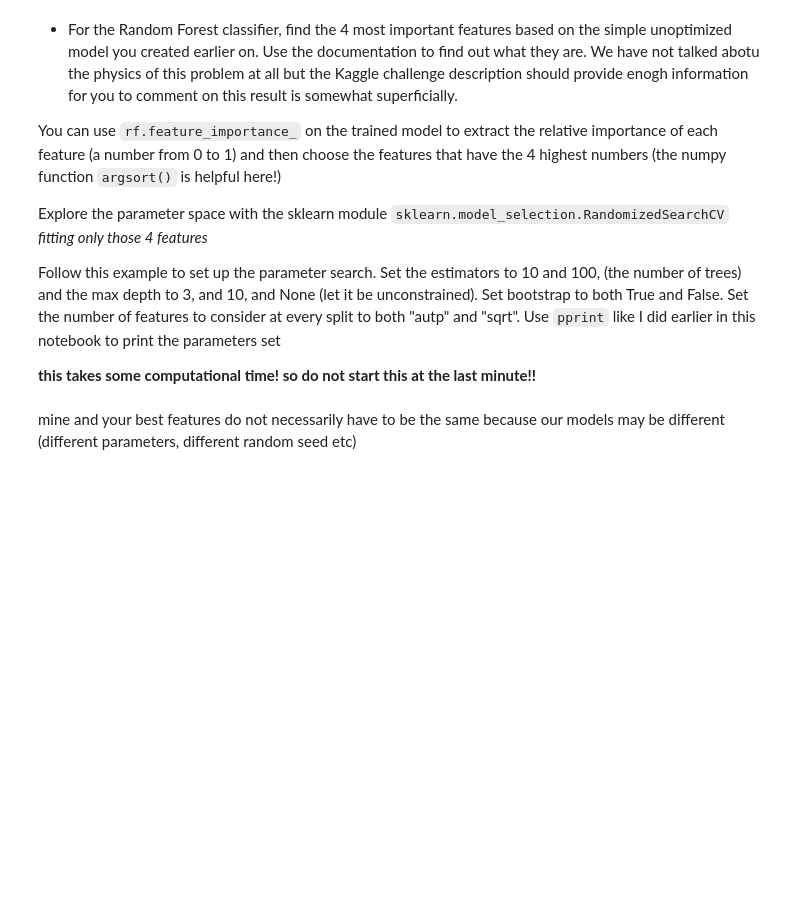
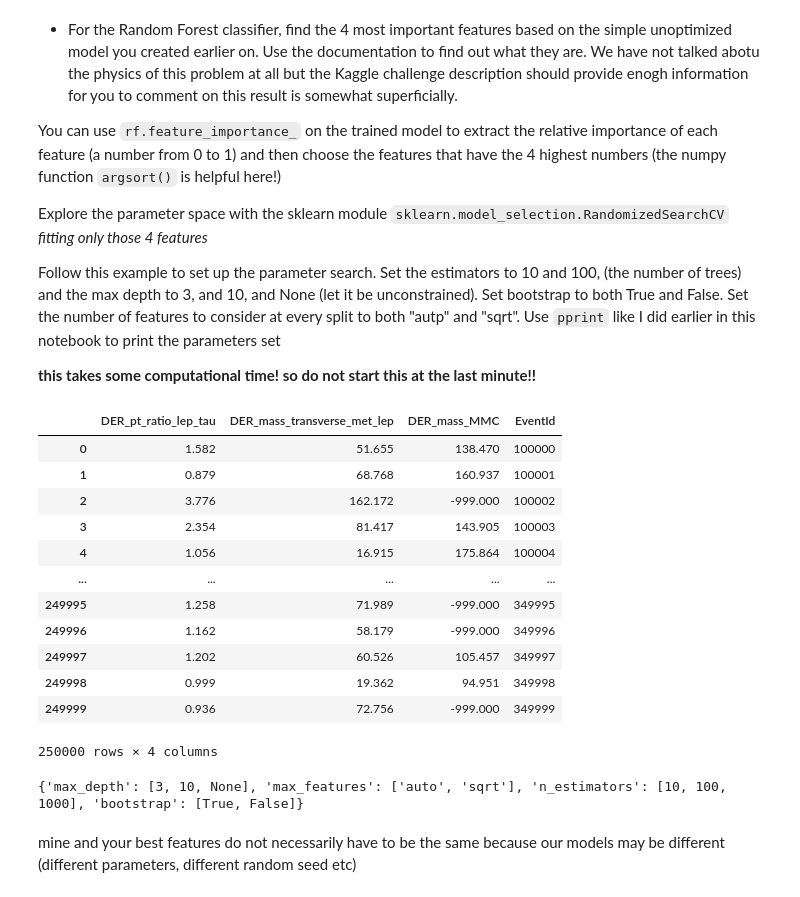
Before and after one commit to carlottaviappiani/MLPNS_CV, a Jupyter notebook: higgsbosonSearch.ipynb, the cells around one changed output. Saved outputs shown, nothing was run; the diff lists cells and outputs as text; code cells hidden in the pictures; blank space fills up the shorter version.

```diff
--- a/higgsbosonSearch.ipynb
+++ b/higgsbosonSearch.ipynb
@@ -471,2 +471,30 @@ pprint(random_grid)
+# %%
+important_feature_index = np.argsort(rf.feature_importances_)[-4:]
+
+higgsdata.iloc[:, important_feature_index]
+# %% [output]
+|  | DER_pt_ratio_lep_tau | DER_mass_transverse_met_lep | DER_mass_MMC | EventId |
+| 0 | 1.582 | 51.655 | 138.470 | 100000 |
+| 1 | 0.879 | 68.768 | 160.937 | 100001 |
+| 2 | 3.776 | 162.172 | -999.000 | 100002 |
+| 3 | 2.354 | 81.417 | 143.905 | 100003 |
+| 4 | 1.056 | 16.915 | 175.864 | 100004 |
+| ... | ... | ... | ... | ... |
+| 249995 | 1.258 | 71.989 | -999.000 | 349995 |
+| 249996 | 1.162 | 58.179 | -999.000 | 349996 |
+| 249997 | 1.202 | 60.526 | 105.457 | 349997 |
+| 249998 | 0.999 | 19.362 | 94.951 | 349998 |
+| 249999 | 0.936 | 72.756 | -999.000 | 349999 |
+250000 rows × 4 columns
+# %%
+random_grid = {
+    'max_depth': [3, 10, None],
+    'max_features': ['auto', 'sqrt'],
+    'n_estimators': [10, 100, 1000],
+    'bootstrap': [True, False]}
+
+print(random_grid)
+# %% [output]
+{'max_depth': [3, 10, None], 'max_features': ['auto', 'sqrt'], 'n_estimators': [10, 100, 1000], 'bootstrap': [True, False]}
 # %% [markdown]
  mine and your best features do not necessarily have to be the same because our models may be different (different parameters, different random seed etc)
```
Also changed, not shown: parts of 24 cells of this notebook.
